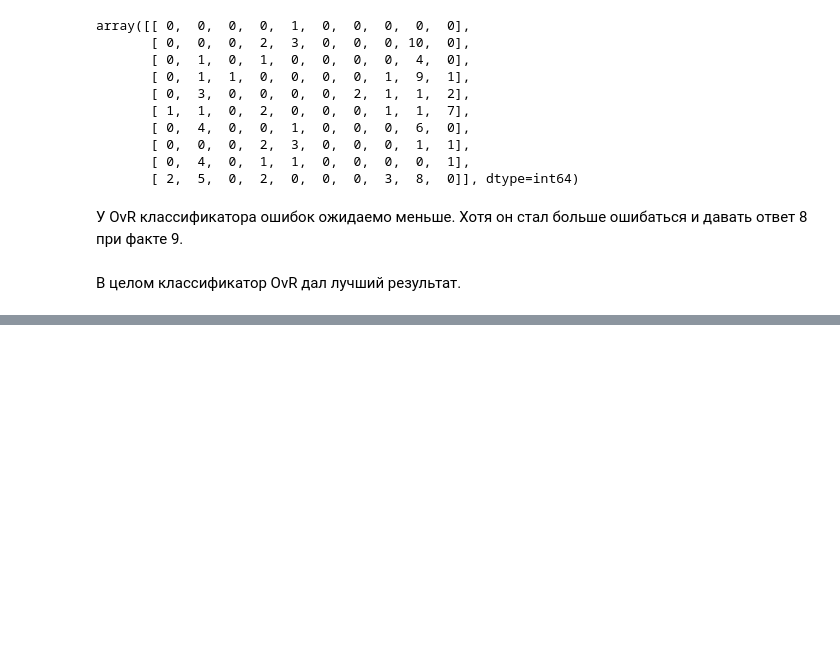
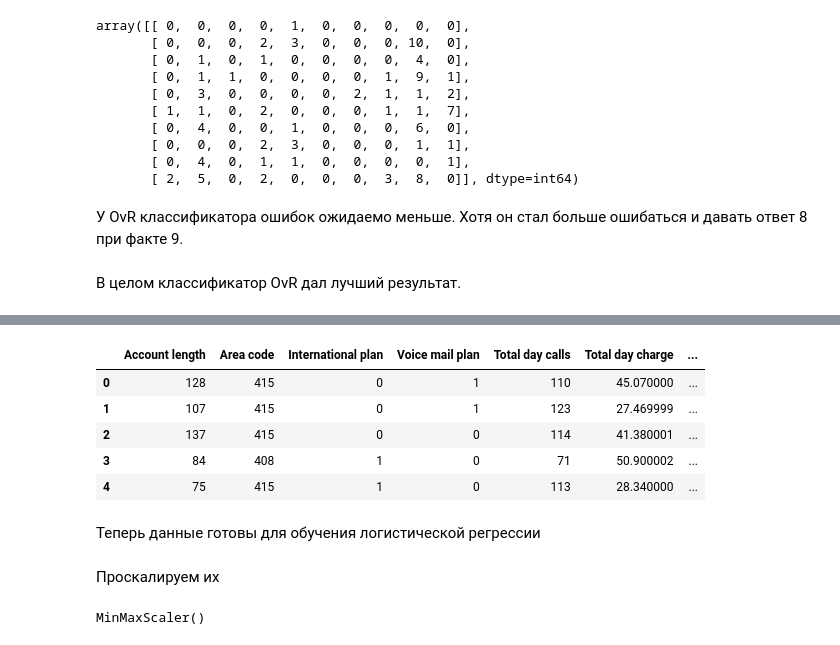
Before and after one commit to Nickolay-A/DS04, a Jupyter notebook: ДЗ_16_Бруцкий-Стемпковский/ДЗ_16.ipynb, the cells around one changed output, grey strips where cells are left out. Drawn from its saved outputs; the diff is of its cells as text; code cells hidden in the pictures; blank space fills up the shorter version.

```diff
--- a/ДЗ_16_Бруцкий-Стемпковский/ДЗ_16.ipynb
+++ b/ДЗ_16_Бруцкий-Стемпковский/ДЗ_16.ipynb
@@ -155,0 +221,11 @@ array([[ 0,  0,  0,  0,  1,  0,  0,  0,  0,  0],
+# %%
+df_train.head()
+# %% [output]
+|  | Account length | Area code | International plan | Voice mail plan | Total day calls | Total day charge | ... |
+| 0 | 128 | 415 | 0 | 1 | 110 | 45.070000 | ... |
+| 1 | 107 | 415 | 0 | 1 | 123 | 27.469999 | ... |
+| 2 | 137 | 415 | 0 | 0 | 114 | 41.380001 | ... |
+| 3 | 84 | 408 | 1 | 0 | 71 | 50.900002 | ... |
+| 4 | 75 | 415 | 1 | 0 | 113 | 28.340000 | ... |
+# %% [markdown]
+Теперь данные готовы для обучения логистической регрессии
@@ -155,0 +235,2 @@ array([[ 0,  0,  0,  0,  1,  0,  0,  0,  0,  0],
+# %% [markdown]
+Проскалируем их
@@ -155,0 +239,4 @@ array([[ 0,  0,  0,  0,  1,  0,  0,  0,  0,  0],
+# %%
+min_max.fit(x_train)
+# %% [output]
+MinMaxScaler()
```
Also changed, not shown: parts of 24 cells of this notebook, 2 other files.
